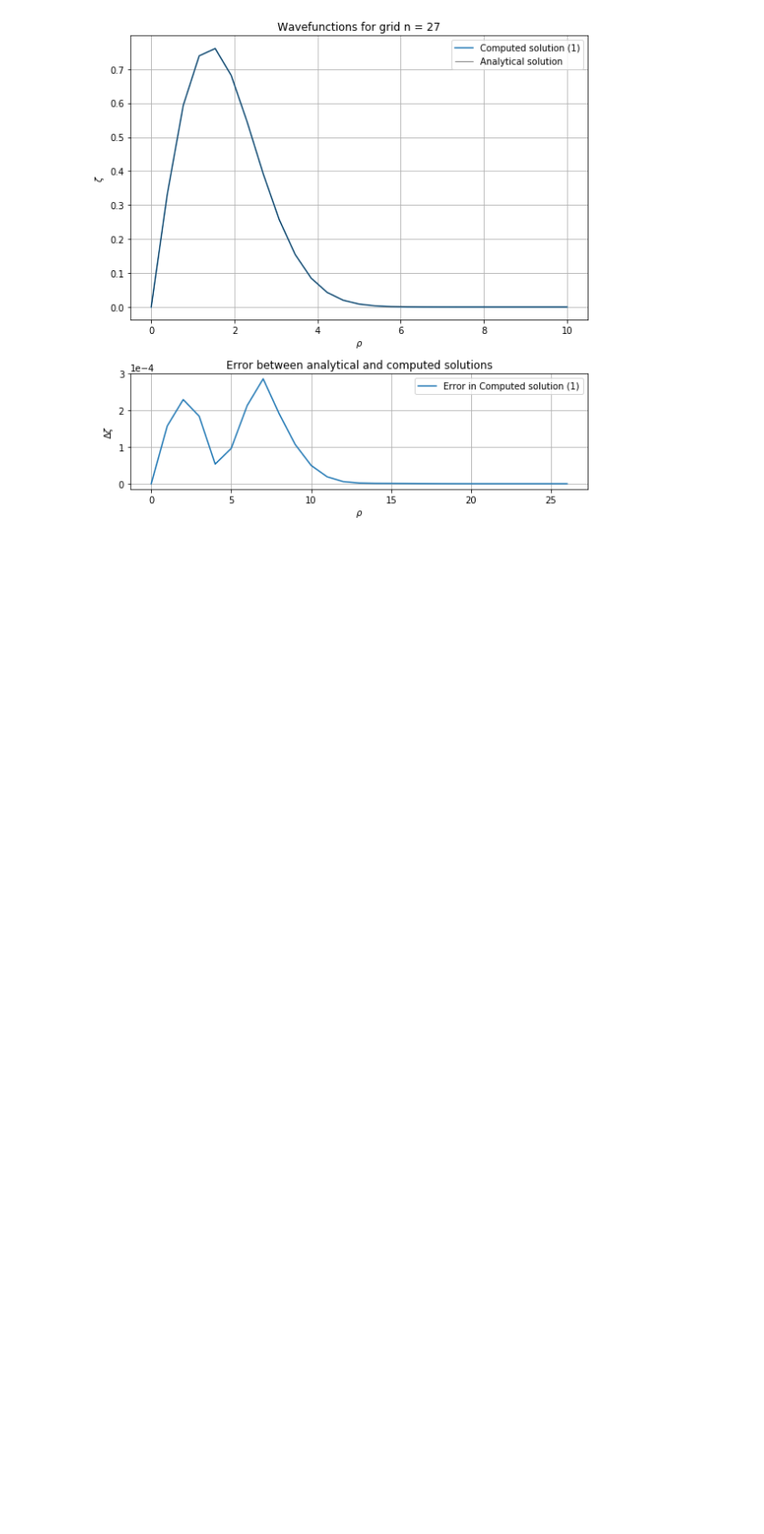
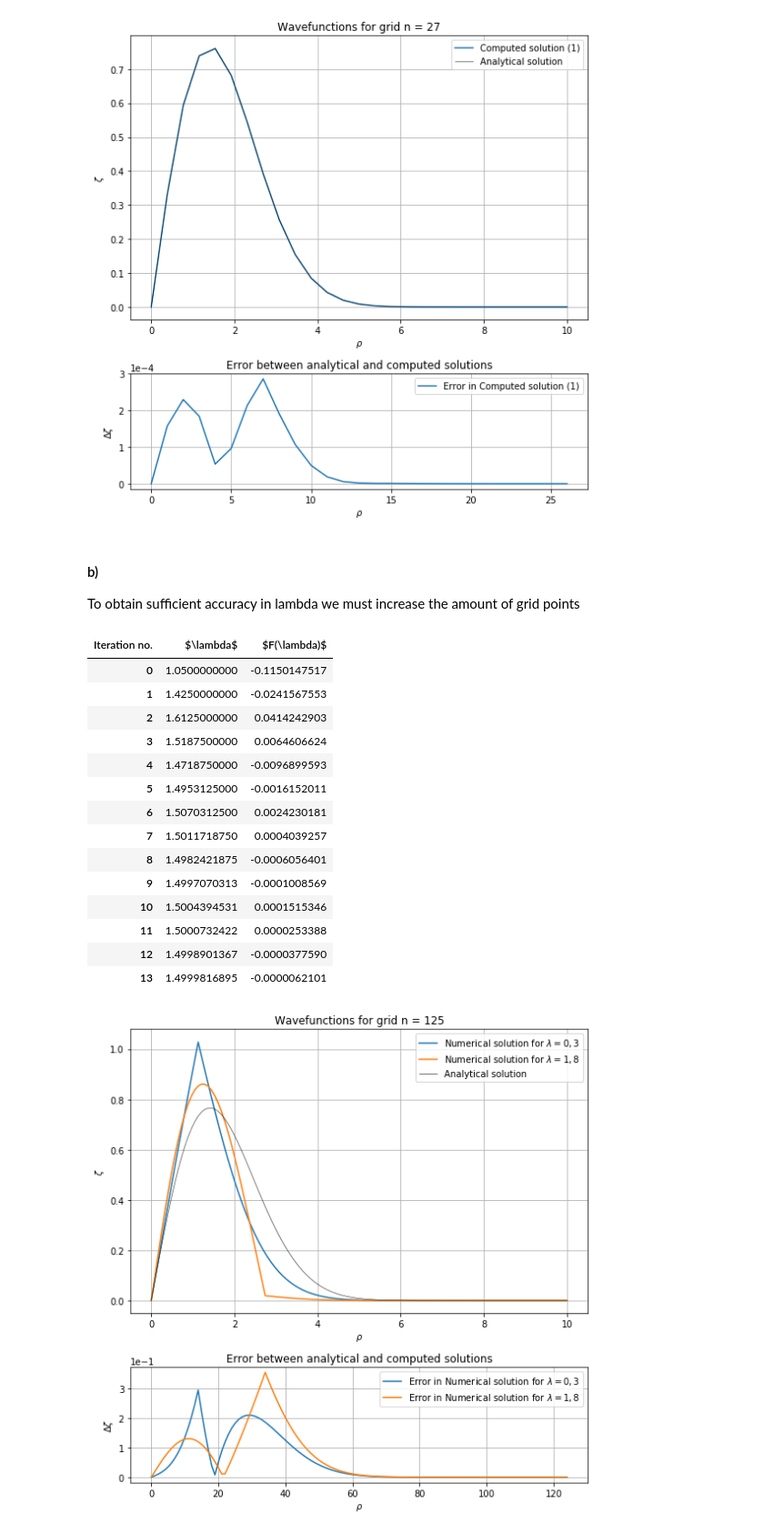
Before and after one commit to KevoSoftworks/computational_physics, a Jupyter notebook: 1_excitons/excitons.ipynb, the cells around one changed output. Shown at 91% size. Drawn from its saved outputs; the diff is of its cells as text; code cells hidden in the pictures; blank space fills up the shorter version.

```diff
--- a/1_excitons/excitons.ipynb
+++ b/1_excitons/excitons.ipynb
@@ -246,3 +246,48 @@ ana.normalise()
 plot(grid, ana, wf)
 # %% [output]
 [figure]
+# %% [markdown]
+#### b)
+
+To obtain sufficient accuracy in lambda we must increase the amount of grid points
+# %%
+import pandas as pd
+from IPython.display import display
+pd.set_option("display.precision", 10)
+
+grid = Grid(125)
+ana = WaveFunction(grid, pot).analytical().normalise()
+
+plot(grid, \
+    ana, \
+    WaveFunction(grid, pot).propagate(0.3, numerov=True).normalise(), \
+    WaveFunction(grid, pot).propagate(1.8, numerov=True).normalise(), \
+    legend=(r"Numerical solution for $\lambda = 0,3$", r"Numerical solution for $\lambda = 1,8$"),
+    err_index=(0,1)
+)
+
+solver = Solver(grid, pot)
+iterations = solver.bisect(0.3, 1.8, fullreturn=True)
+
+data = {r"$\lambda$": iterations[0], r"$F(\lambda)$": iterations[1]}
+df = pd.DataFrame(data=data).rename_axis("Iteration no.", axis=1)
+display(df)
+
+plot(grid, ana, solver.wf)
+# %% [output]
+| Iteration no. | $\lambda$ | $F(\lambda)$ |
+| 0 | 1.0500000000 | -0.1150147517 |
+| 1 | 1.4250000000 | -0.0241567553 |
+| 2 | 1.6125000000 | 0.0414242903 |
+| 3 | 1.5187500000 | 0.0064606624 |
+| 4 | 1.4718750000 | -0.0096899593 |
+| 5 | 1.4953125000 | -0.0016152011 |
+| 6 | 1.5070312500 | 0.0024230181 |
+| 7 | 1.5011718750 | 0.0004039257 |
+| 8 | 1.4982421875 | -0.0006056401 |
+| 9 | 1.4997070313 | -0.0001008569 |
+| 10 | 1.5004394531 | 0.0001515346 |
+| 11 | 1.5000732422 | 0.0000253388 |
+| 12 | 1.4998901367 | -0.0000377590 |
+| 13 | 1.4999816895 | -0.0000062101 |
+[figure, added]
```
Also changed, not shown: parts of 5 cells of this notebook, 1 other file.
